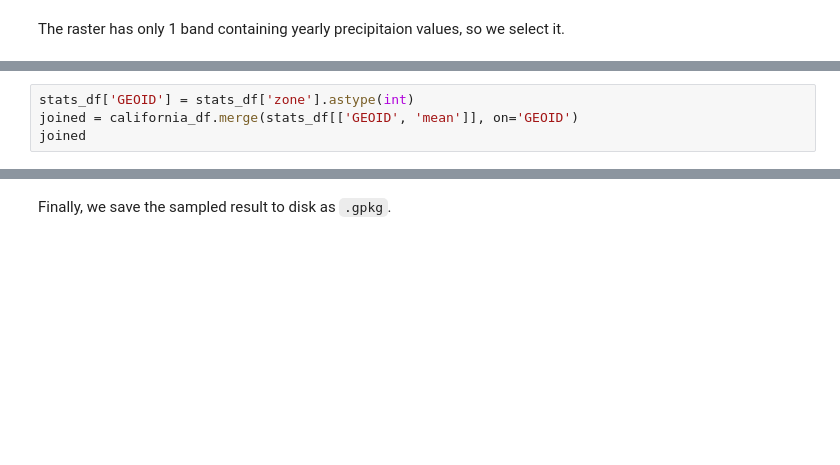
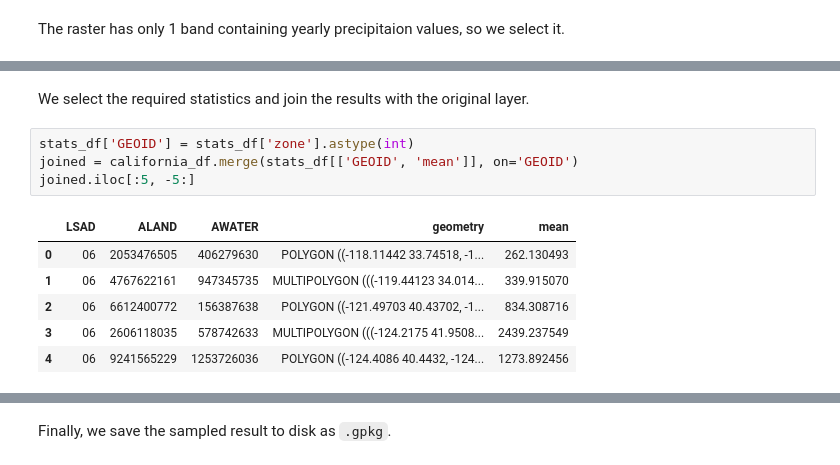
Before and after one commit to spatialthoughts/python-tutorials, a Jupyter notebook: zonal_statistics.ipynb, the cells around one changed output, grey strips where cells are left out. Cells and saved outputs as stored; diff of their text form; blank space fills up the shorter version.

```diff
--- a/zonal_statistics.ipynb
+++ b/zonal_statistics.ipynb
@@ -116,4 +172,13 @@ stats_df
+# %% [markdown]
+We select the required statistics and join the results with the original layer.
 # %%
 stats_df['GEOID'] = stats_df['zone'].astype(int)
 joined = california_df.merge(stats_df[['GEOID', 'mean']], on='GEOID')
-joined
+joined.iloc[:5, -5:]
+# %% [output]
+|  | LSAD | ALAND | AWATER | geometry | mean |
+| 0 | 06 | 2053476505 | 406279630 | POLYGON ((-118.11442 33.74518, -1... | 262.130493 |
+| 1 | 06 | 4767622161 | 947345735 | MULTIPOLYGON (((-119.44123 34.014... | 339.915070 |
+| 2 | 06 | 6612400772 | 156387638 | POLYGON ((-121.49703 40.43702, -1... | 834.308716 |
+| 3 | 06 | 2606118035 | 578742633 | MULTIPOLYGON (((-124.2175 41.9508... | 2439.237549 |
+| 4 | 06 | 9241565229 | 1253726036 | POLYGON ((-124.4086 40.4432, -124... | 1273.892456 |
```
Also changed, not shown: parts of 14 cells of this notebook.
